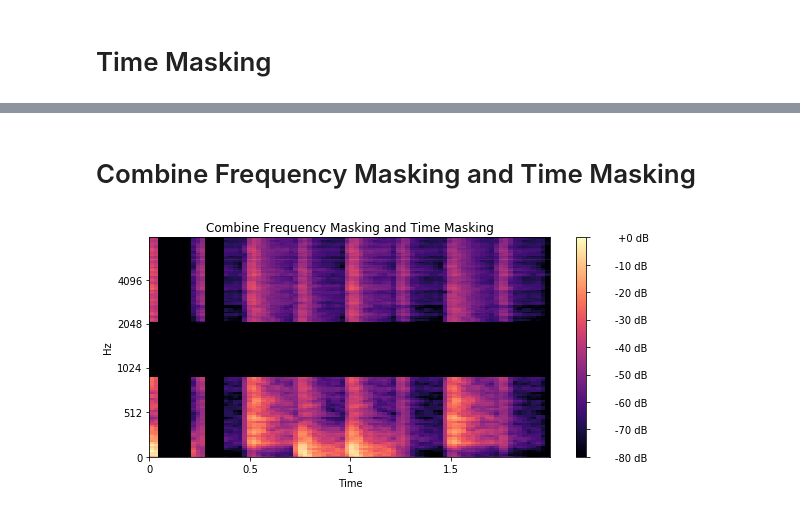
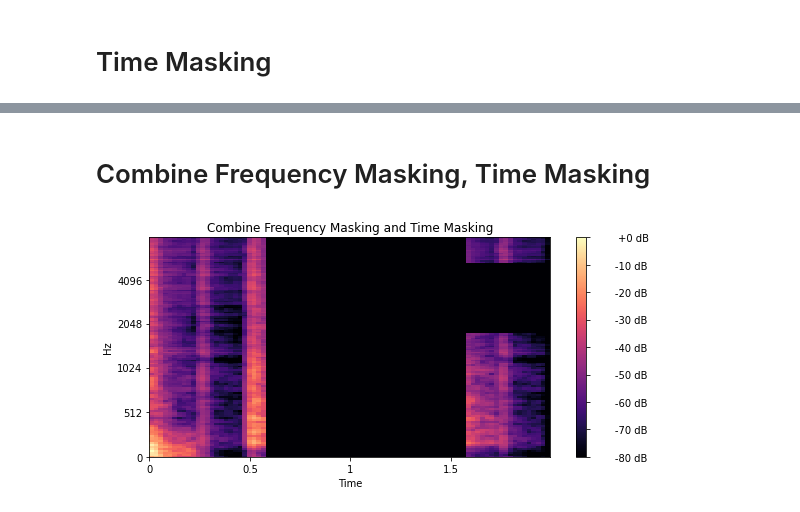
Before and after one commit to makcedward/nlpaug, a Jupyter notebook: example/spectrogram_augmenter.ipynb, the cells around one changed output, grey strips where cells are left out. Saved outputs shown, nothing was run; the diff lists cells and outputs as text; code cells hidden in the pictures.

```diff
--- a/example/spectrogram_augmenter.ipynb
+++ b/example/spectrogram_augmenter.ipynb
@@ -6,6 +6,6 @@ from nlpaug.util.audio.visualizer import AudioVisualizer
 
 path = 'Yamaha-V50-Rock-Beat-120bpm.wav'
 
-mel_spectrogram = AudioLoader.load_mel_spectrogram(path, n_mels=128)
-AudioVisualizer.spectrogram('Original', mel_spectrogram)
+data = AudioLoader.load_mel_spectrogram(path, n_mels=128)
+AudioVisualizer.spectrogram('Original', data)
 # %% [output]
@@ -34,13 +43,13 @@ AudioVisualizer.spectrogram('Time Masking', augmented_mel_spectrogram)
 # %% [markdown]
-# Combine Frequency Masking and Time Masking
+# Combine Frequency Masking, Time Masking
 # %%
 import nlpaug.flow as naf
 
 flow = naf.Sequential([
-    nas.FrequencyMaskingAug(mask_factor=50),
-    nas.TimeMaskingAug(mask_factor=20),
-    nas.TimeMaskingAug(mask_factor=30)])
-augmented_mel_spectrogram = flow.augment(mel_spectrogram)
-AudioVisualizer.spectrogram('Combine Frequency Masking and Time Masking', augmented_mel_spectrogram)
+    nas.FrequencyMaskingAug(),
+    nas.TimeMaskingAug(),
+])
+aug_data = flow.augment(data)
+AudioVisualizer.spectrogram('Combine Frequency Masking and Time Masking', aug_data)
 # %% [output]
-[figure, old version]
+[figure, new version]
```
Also changed, not shown: parts of 5 cells of this notebook.
